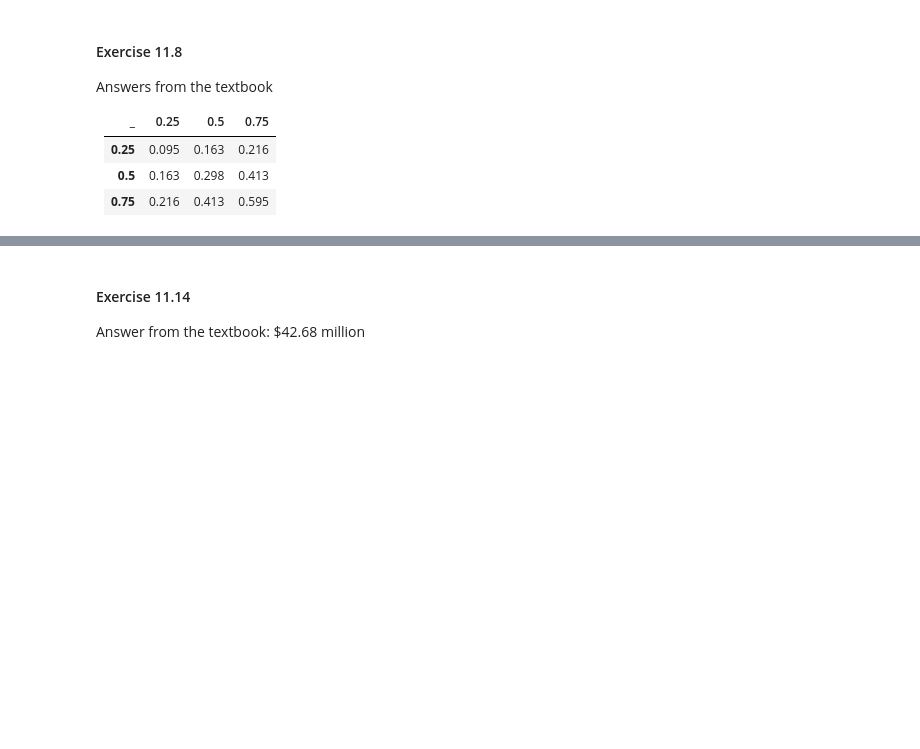
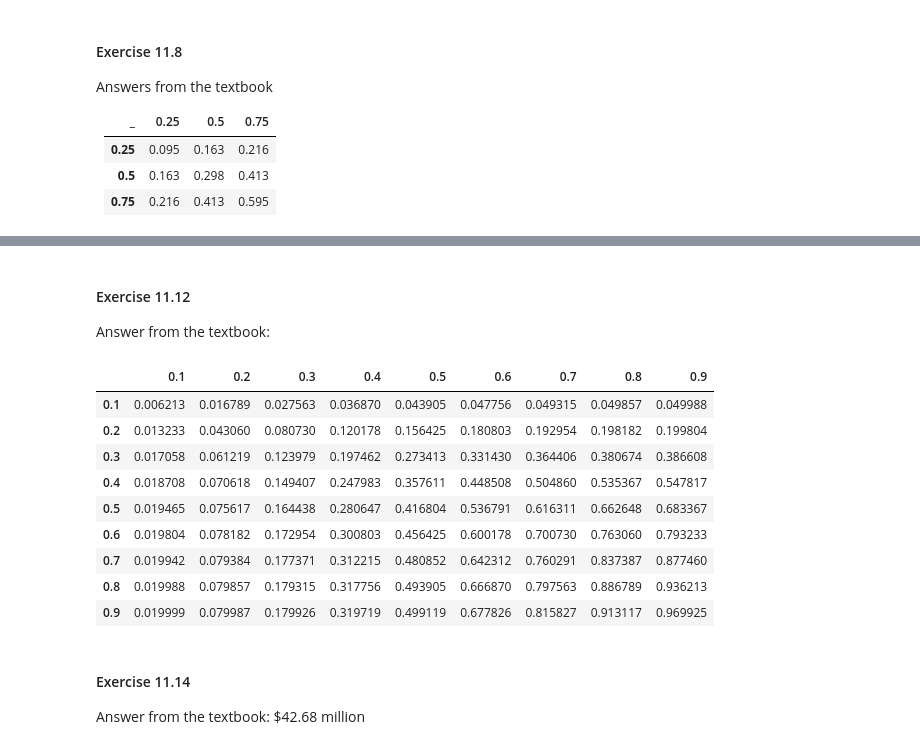
Before and after one commit to ilchen/RMaFI, a Jupyter notebook: ch11.ipynb, the cells around one changed output, grey strips where cells are left out. Drawn from its saved outputs; the diff is of its cells as text; code cells hidden in the pictures; blank space fills up the shorter version.

```diff
--- a/ch11.ipynb
+++ b/ch11.ipynb
@@ -55,6 +52,51 @@ cum_matrix_df
 | 0.25 | 0.095103 | 0.163347 | 0.215757 |
 | 0.50 | 0.163347 | 0.298493 | 0.413347 |
 | 0.75 | 0.215757 | 0.413347 | 0.595103 |
+# %% [markdown]
+#### Exercise 11.12
+Answer from the textbook:
+# %%
+# First let's reconstruct the distributions of V1 and V2
+triang1_obj = triang(c=.2)
+triang2_obj = triang(c=.5)
+
+# Copula correlation between V1 and V2
+ρ = .5
+
+u1u2_bivar = multivariate_normal(cov=[[1, ρ],[ρ, 1]])
+
+
+# Maps 'x' percentile to percentile from a triangular to the standard normal distribution
+from_v1_to_u1 = lambda x: normal_obj.ppf(triang1_obj.cdf(x))
+from_v2_to_u2 = lambda x: normal_obj.ppf(triang2_obj.cdf(x))
+
+# pdf of V2 conditional on V1
+pdf_V2_conditional_on_V1 = lambda v2, v1: u1u2_bivar.pdf([from_v1_to_u1(v1), from_v2_to_u2(v2)]) / triang1_obj.pdf(v1)
+
+# Table 11.3
+quantiles = [i / 10 for i in range(1, 10)]
+
+mapped_v1_quantiles = list(map(from_v1_to_u1, quantiles))
+mapped_v2_quantiles = list(map(from_v2_to_u2, quantiles))
+# Constucting a cumulative distribution table as a numpy matrix
+l = len(quantiles)
+cum_matrix = np.empty((l, l), dtype=np.float64)
+for i in range(l):
+    for j in range(l):
+        cum_matrix[i, j] = u1u2_bivar.cdf([mapped_v1_quantiles[i], mapped_v2_quantiles[j]])
+
+pd.DataFrame(cum_matrix, index=quantiles, columns=quantiles)
+# %% [output]
+|  | 0.1 | 0.2 | 0.3 | 0.4 | 0.5 | 0.6 | 0.7 | 0.8 | 0.9 |
+| 0.1 | 0.006213 | 0.016789 | 0.027563 | 0.036870 | 0.043905 | 0.047756 | 0.049315 | 0.049857 | 0.049988 |
+| 0.2 | 0.013233 | 0.043060 | 0.080730 | 0.120178 | 0.156425 | 0.180803 | 0.192954 | 0.198182 | 0.199804 |
+| 0.3 | 0.017058 | 0.061219 | 0.123979 | 0.197462 | 0.273413 | 0.331430 | 0.364406 | 0.380674 | 0.386608 |
+| 0.4 | 0.018708 | 0.070618 | 0.149407 | 0.247983 | 0.357611 | 0.448508 | 0.504860 | 0.535367 | 0.547817 |
+| 0.5 | 0.019465 | 0.075617 | 0.164438 | 0.280647 | 0.416804 | 0.536791 | 0.616311 | 0.662648 | 0.683367 |
+| 0.6 | 0.019804 | 0.078182 | 0.172954 | 0.300803 | 0.456425 | 0.600178 | 0.700730 | 0.763060 | 0.793233 |
+| 0.7 | 0.019942 | 0.079384 | 0.177371 | 0.312215 | 0.480852 | 0.642312 | 0.760291 | 0.837387 | 0.877460 |
+| 0.8 | 0.019988 | 0.079857 | 0.179315 | 0.317756 | 0.493905 | 0.666870 | 0.797563 | 0.886789 | 0.936213 |
+| 0.9 | 0.019999 | 0.079987 | 0.179926 | 0.319719 | 0.499119 | 0.677826 | 0.815827 | 0.913117 | 0.969925 |
 # %% [markdown]
 #### Exercise 11.14
 Answer from the textbook: $42.68 million
```
Also changed, not shown: parts of 8 cells of this notebook.
